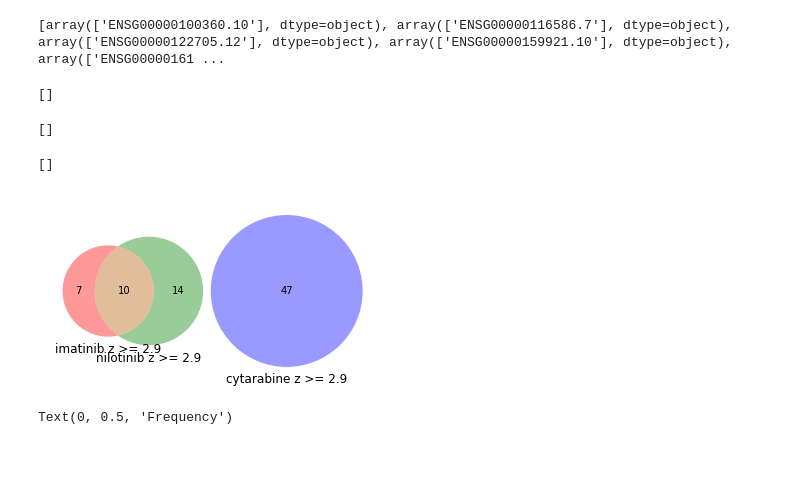
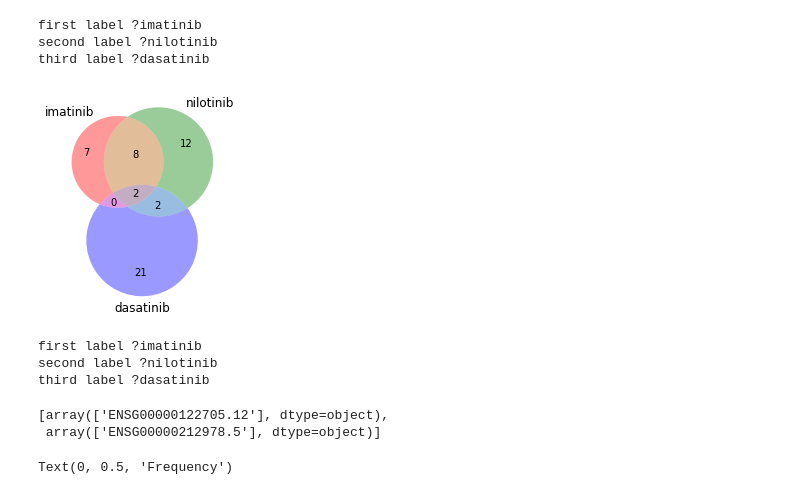
Before and after one commit to SGedogawa/bio_ana_sg_semba_lab, a Jupyter notebook: test.ipynb, the cells around one changed output. Drawn from its saved outputs; the diff is of its cells as text; code cells hidden in the pictures; blank space fills up the shorter version.

```diff
--- a/test.ipynb
+++ b/test.ipynb
@@ -34,57 +27,18 @@ dasa = info_dasa.find_r_gene(z)
-# %%
-ima_nilo = []
-for i in ima:
-    for j in nilo:
-        if i == j:
-            ima_nilo.append(i)
-
-print(ima_nilo)
-# %% [output]
-[array(['ENSG00000100360.10'], dtype=object), array(['ENSG00000116586.7'], dtype=object), array(['ENSG00000122705.12'], dtype=object), array(['ENSG00000159921.10'], dtype=object), array(['ENSG00000161 ...
-# %%
-ima_dasa = []
-for i in ima:
-    for j in dasa:
-        if i == j:
-            ima_dasa.append(i)
-
-print(ima_dasa)
-# %% [output]
-[]
-# %%
-nilo_dasa = []
-for i in nilo:
-    for j in dasa:
-        if i == j:
-            nilo_dasa.append(i)
-
-print(nilo_dasa)
-# %% [output]
-[]
-# %%
-ima_nilo_dasa = []
-
-for i in ima_nilo:
-    for j in ima_dasa:
-        if i == j:
-            ima_nilo_dasa.append(i)
-
-print(ima_nilo_dasa)
-# %% [output]
-[]
-# %%
-venn3(subsets = (
-    len(ima) - len(ima_nilo) - len(ima_dasa) + len(ima_nilo_dasa),
-    len(nilo) - len(nilo_dasa) -len(ima_nilo) + len(ima_nilo_dasa),
-    len(ima_nilo) - len(ima_nilo_dasa),
-    len(dasa) - len(ima_dasa) - len(nilo_dasa) + len(ima_nilo_dasa),
-    len(ima_dasa) - len(ima_nilo_dasa),
-    len(nilo_dasa) - len(ima_nilo_dasa),
-    len(ima_nilo_dasa)),
-      set_labels = ('imatinib z >= 2.9', 'nilotinib z >= 2.9', 'cytarabine z >= 2.9'))
-plt.show()
-# %% [output]
-[figure, removed]
+# %%
+utils.MakeVenn3(ima, nilo, dasa).make_venn3()
+# %% [output]
+first label ?imatinib
+second label ?nilotinib
+third label ?dasatinib
+[figure, added]
+# %%
+utils.MakeVenn3(ima, nilo, dasa).set_list_1_2_3()
+# %% [output]
+first label ?imatinib
+second label ?nilotinib
+third label ?dasatinib
+[array(['ENSG00000122705.12'], dtype=object),
+ array(['ENSG00000212978.5'], dtype=object)]
 # %%
 plt.hist(cor_list, bins=40)
 plt.xlabel("correlation", fontsize=10)            # x軸ラベル
```
Also changed, not shown: parts of 4 cells of this notebook, 2 other files.
